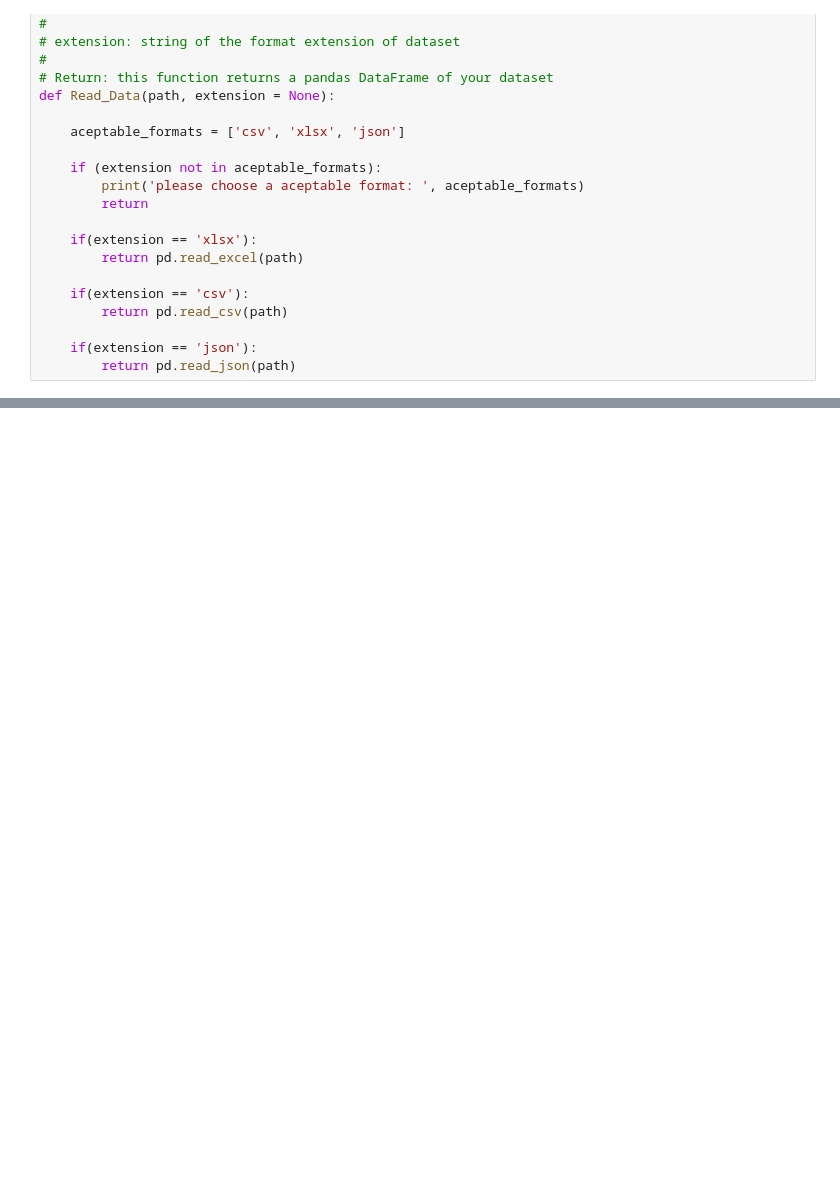
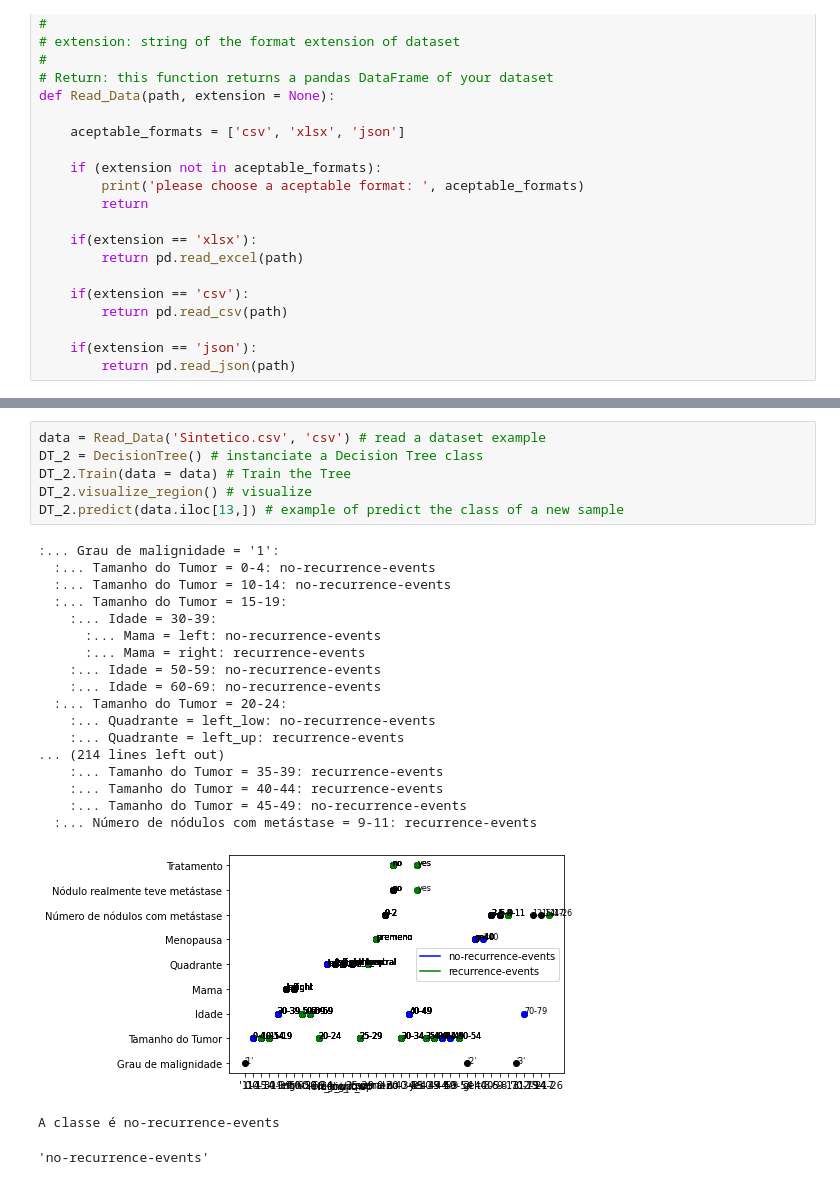
Before and after one commit to RafaelMRazeira/TrabalhoIAM, a Jupyter notebook: Trabalho.ipynb, the cells around one changed output, grey strips where cells are left out. Cells and saved outputs as stored; diff of their text form; blank space fills up the shorter version.

Commit message:
Adicionando o exemplo com o dataset de cancer de mama

```diff
--- a/Trabalho.ipynb
+++ b/Trabalho.ipynb
@@ -296,0 +301,27 @@ Name: 2, dtype: object
+# %%
+data = Read_Data('Sintetico.csv', 'csv') # read a dataset example
+DT_2 = DecisionTree() # instanciate a Decision Tree class
+DT_2.Train(data = data) # Train the Tree
+DT_2.visualize_region() # visualize
+DT_2.predict(data.iloc[13,]) # example of predict the class of a new sample
+# %% [output]
+:... Grau de malignidade = '1':
+  :... Tamanho do Tumor = 0-4: no-recurrence-events
+  :... Tamanho do Tumor = 10-14: no-recurrence-events
+  :... Tamanho do Tumor = 15-19:
+    :... Idade = 30-39:
+      :... Mama = left: no-recurrence-events
+      :... Mama = right: recurrence-events
+    :... Idade = 50-59: no-recurrence-events
+    :... Idade = 60-69: no-recurrence-events
+  :... Tamanho do Tumor = 20-24:
+    :... Quadrante = left_low: no-recurrence-events
+    :... Quadrante = left_up: recurrence-events
+... (214 lines left out)
+    :... Tamanho do Tumor = 35-39: recurrence-events
+    :... Tamanho do Tumor = 40-44: recurrence-events
+    :... Tamanho do Tumor = 45-49: no-recurrence-events
+  :... Número de nódulos com metástase = 9-11: recurrence-events
+[figure, added]
+A classe é no-recurrence-events
+'no-recurrence-events'
```
Also changed, not shown: parts of 4 cells of this notebook, 1 other file.
